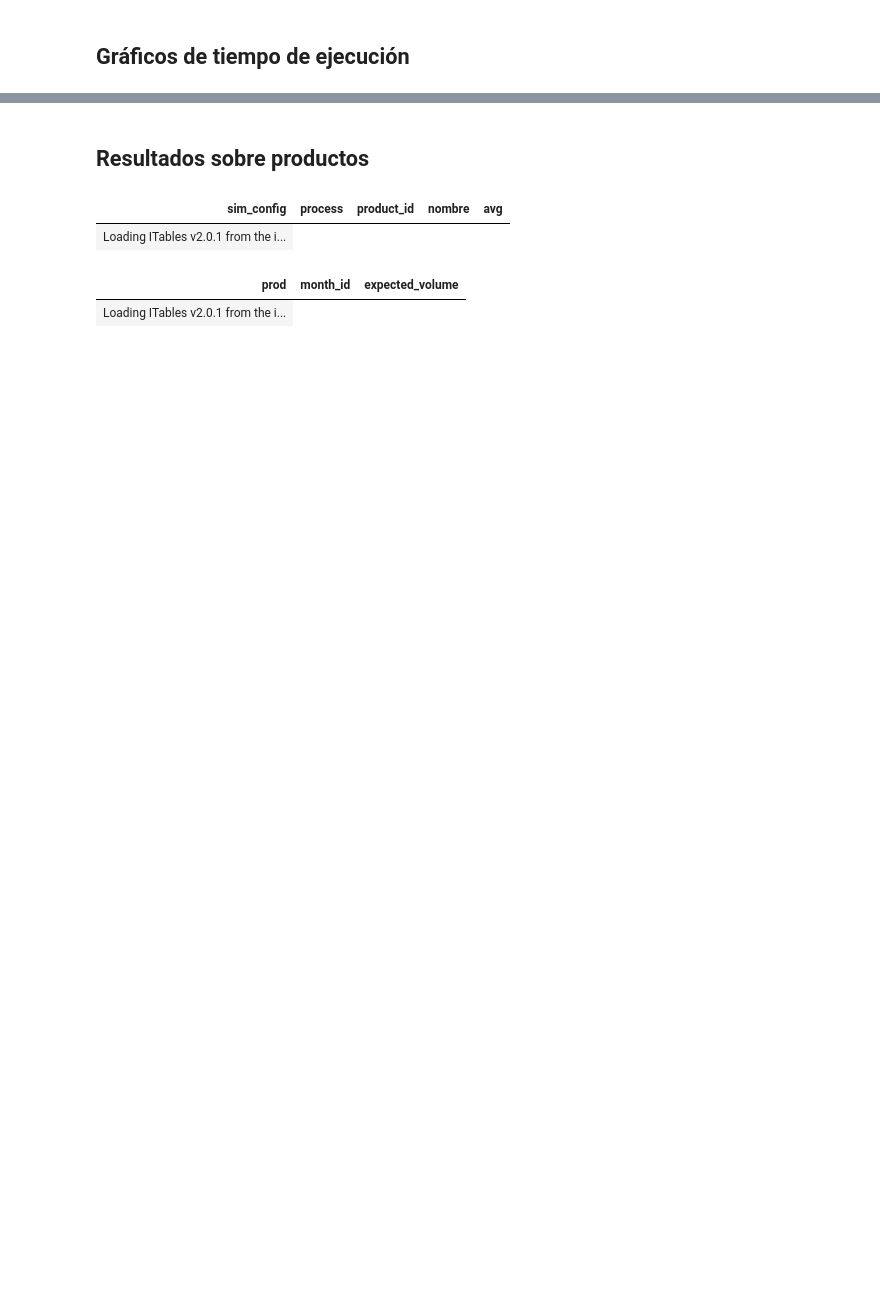
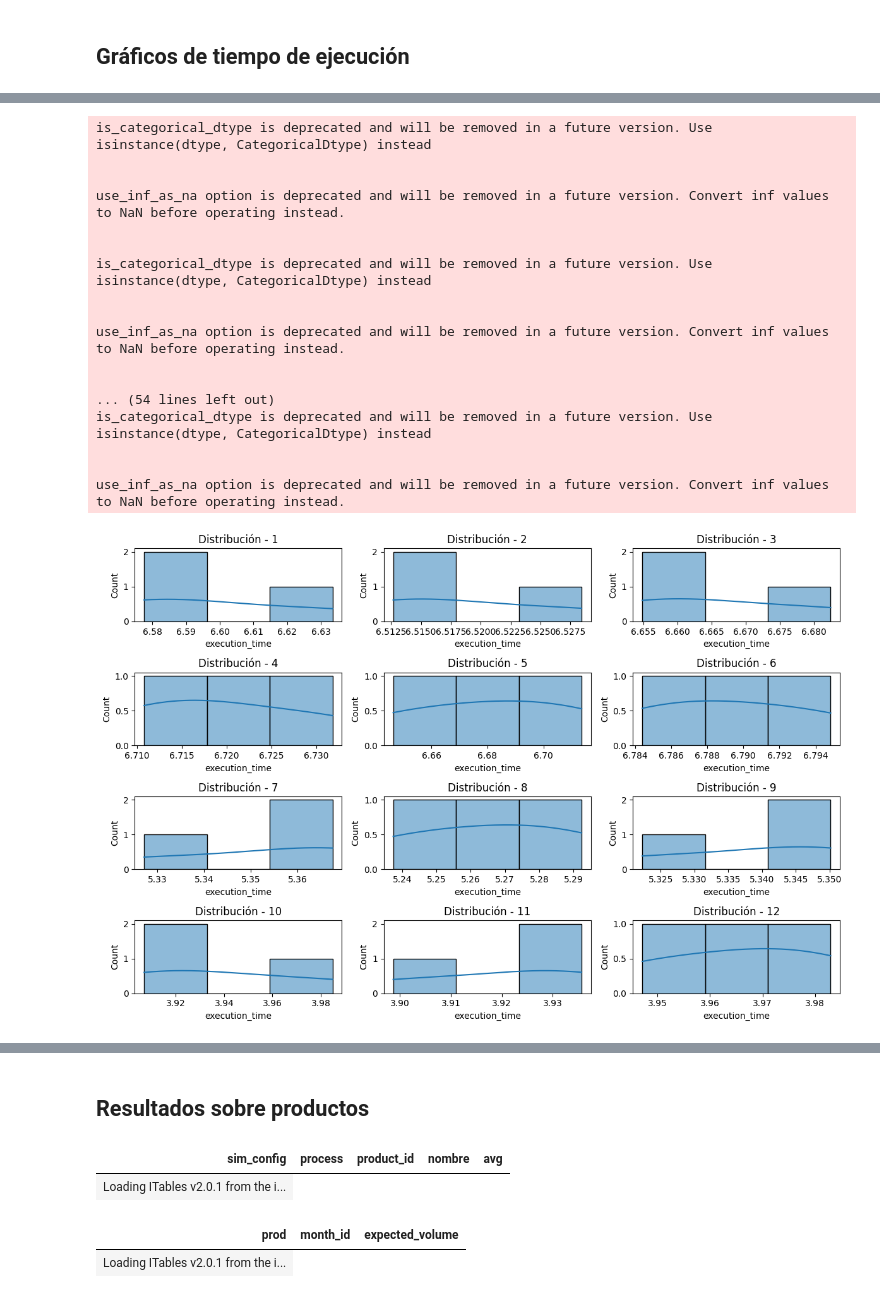
Before and after one commit to ManachoM/sim2-agricultores, a Jupyter notebook: data_analysis/sim_results.ipynb, the cells around one changed output, grey strips where cells are left out. Cells and saved outputs as stored; diff of their text form; code cells hidden in the pictures; blank space fills up the shorter version.

```diff
--- a/data_analysis/sim_results.ipynb
+++ b/data_analysis/sim_results.ipynb
@@ -71,0 +119,51 @@ stats_decriptive_by_config
+# %%
+import pandas as pd
+import numpy as np
+import matplotlib.pyplot as plt
+import seaborn as sns
+from scipy import stats
+
+df["config_id"] = pd.to_numeric(df["sim_config"].replace("sim_config_", "", regex=True))
+df = df.sort_values("config_id")
+df
+configs = df['config_id'].unique()
+plt.figure(figsize=(12,8))
+for i, config in enumerate(configs, 1):
+    if i > 12:
+        break
+    plt.subplot(4, 3, i)  # ajusta filas y columnas según la cantidad de configs
+    subset = df[df['config_id'] == config]
+    sns.histplot(subset['execution_time'], kde=True)
+    plt.title(f'Distribución - {config}')
+plt.tight_layout()
+plt.show()
+
+plt.figure(figsize=(12,8))
+for i, config in enumerate(configs, 1):
+    if config <= 12:
+        continue
+    plt.subplot(3, 3, i - 12)  # ajusta filas y columnas según la cantidad de configs
+    subset = df[df['config_id'] == config]
+    sns.histplot(subset['execution_time'], kde=True)
+    plt.title(f'Distribución - {config}')
+plt.tight_layout()
+plt.show()
+# %% [output]
+is_categorical_dtype is deprecated and will be removed in a future version. Use isinstance(dtype, CategoricalDtype) instead
+
+
+use_inf_as_na option is deprecated and will be removed in a future version. Convert inf values to NaN before operating instead.
+
+
+is_categorical_dtype is deprecated and will be removed in a future version. Use isinstance(dtype, CategoricalDtype) instead
+
+
+use_inf_as_na option is deprecated and will be removed in a future version. Convert inf values to NaN before operating instead.
+
+
+... (54 lines left out)
+is_categorical_dtype is deprecated and will be removed in a future version. Use isinstance(dtype, CategoricalDtype) instead
+
+
+use_inf_as_na option is deprecated and will be removed in a future version. Convert inf values to NaN before operating instead.
+[figure, added]
```
Also changed, not shown: parts of 14 cells of this notebook, 1 other file.
